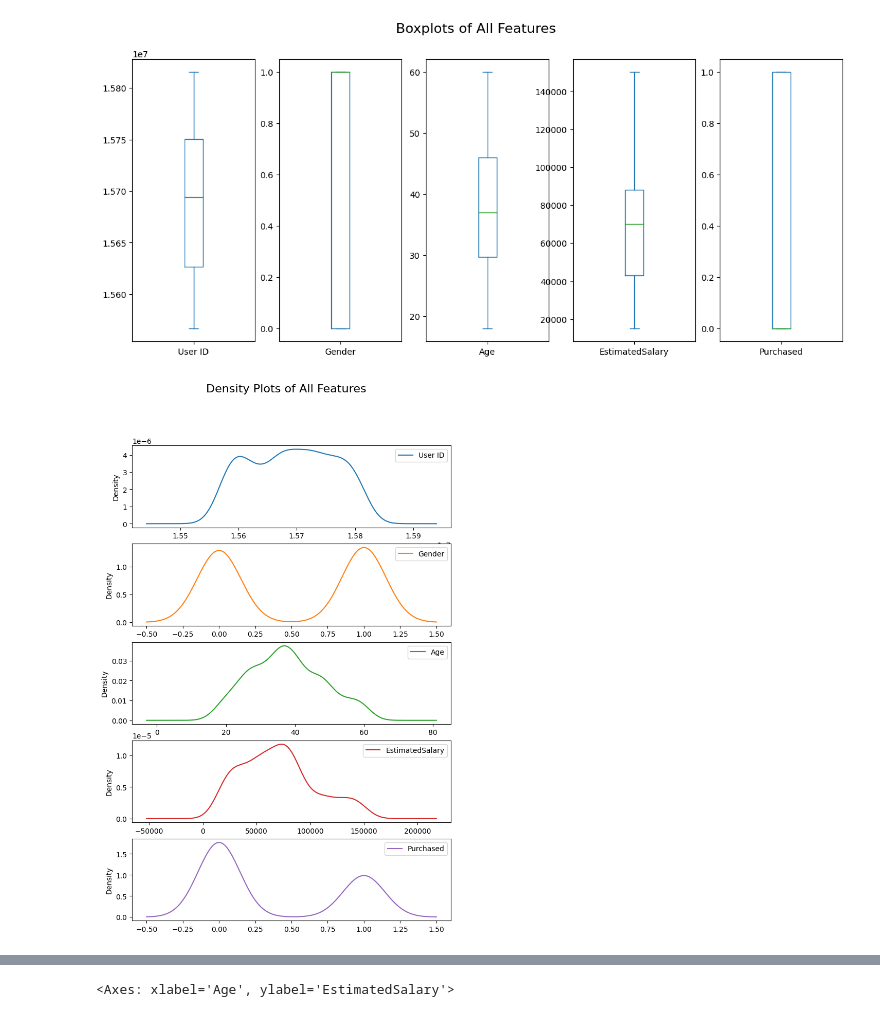
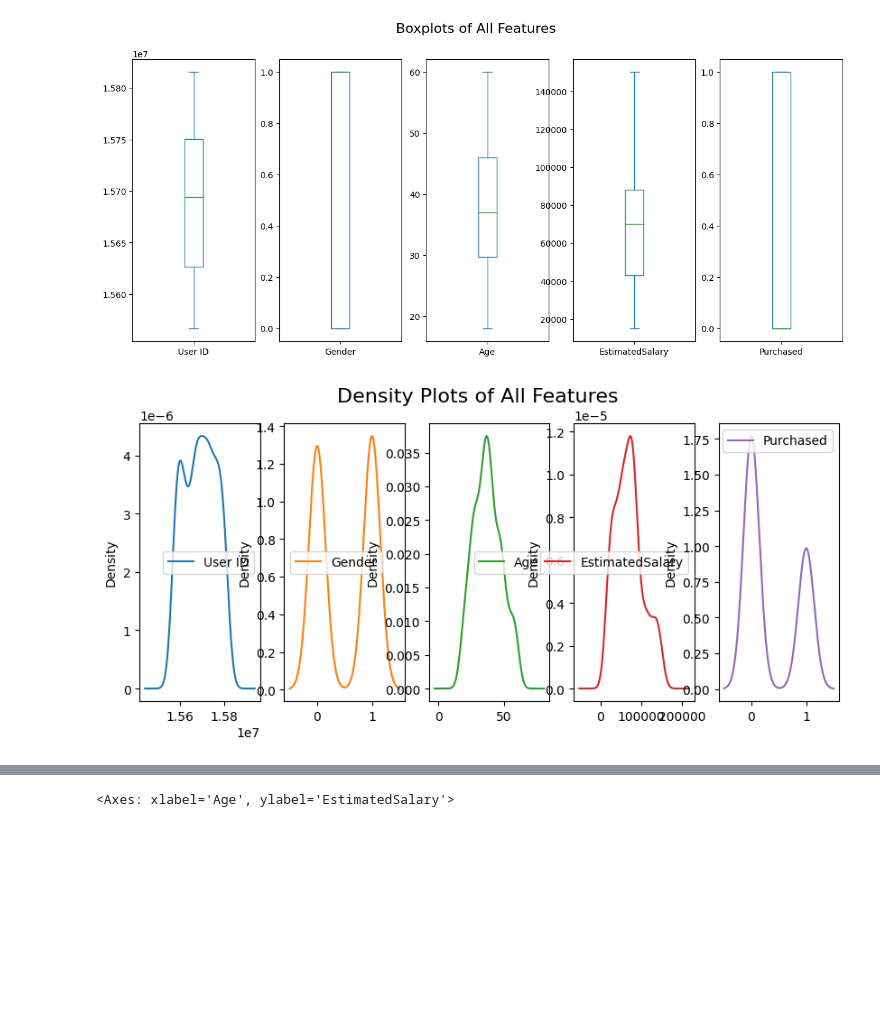
Before and after one commit to anishagodse/Random_Forest_Model_Prediction, a Jupyter notebook: Random_forest_Model_Prediction.ipynb, the cells around one changed output, grey strips where cells are left out. Cells and saved outputs as stored; diff of their text form; code cells hidden in the pictures; blank space fills up the shorter version.

```diff
--- a/Random_forest_Model_Prediction.ipynb
+++ b/Random_forest_Model_Prediction.ipynb
@@ -84,14 +149,14 @@ data.drop_duplicates(inplace=True)
 custom_mapping = {
     'Female': 1,
     'Male': 0,
-    #'NaN': float('nan')  # Explicitly handle 'NaN' string if necessary
+    'NaN': float('nan')  # Explicitly handle 'NaN' string if necessary
 }
 
 # Replace non-numeric strings using the custom mapping
 data['Gender'] = data['Gender'].replace(custom_mapping)
 
 # Convert the 'value' column to float, coercing errors to NaN
-data['Gender'] = pd.to_numeric(data['Gender'], errors='coerce')
+#data['Gender'] = pd.to_numeric(data['Gender'], errors='coerce')
 
 # Print after transformation
 print("After Transformation:")
@@ -161,15 +231,15 @@ plot_boxplots(data)
 # %%
 # Function to plot density plots for all features in the DataFrame
 def plot_density_plots(df):
     df_numeric = df.select_dtypes(include=[float, int])  # Select only numeric columns
-    df_numeric.plot(kind='density', subplots=True, layout=(len(df_numeric.columns), 1), figsize=(8, 12), sharex=False)
+    df_numeric.plot(kind='density', subplots=True, layout=(1,len(df_numeric.columns)), figsize=(10, 4), sharex=False)
     plt.suptitle('Density Plots of All Features', fontsize=16)
     plt.show()
 
 # Plotting density plots
 plot_density_plots(data)
 # %% [output]
-[figure, old version]
+[figure, new version]
 # %%
 from pandas.plotting import scatter_matrix
 
```
Also changed, not shown: parts of 28 cells of this notebook.
